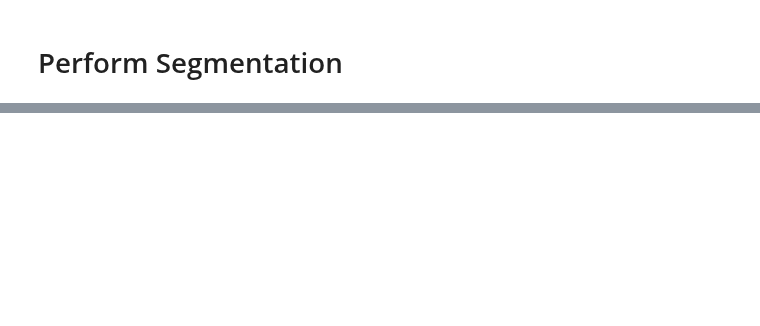
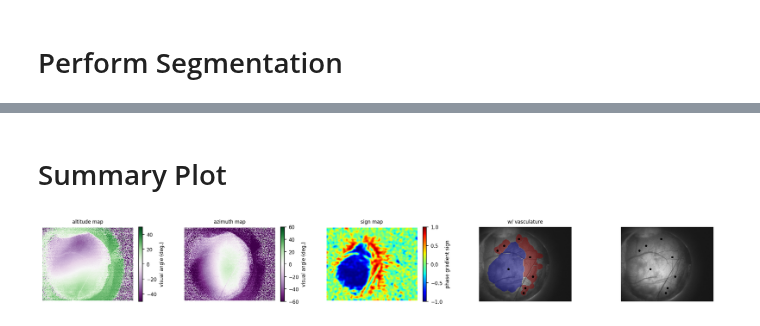
Before and after one commit to yzerlaut/physion, a Jupyter notebook: notebooks/Visual-Areas-Segmentation.ipynb, the cells around one changed output, grey strips where cells are left out. Saved outputs shown, nothing was run; the diff lists cells and outputs as text; code cells hidden in the pictures; blank space fills up the shorter version.

```diff
--- a/notebooks/Visual-Areas-Segmentation.ipynb
+++ b/notebooks/Visual-Areas-Segmentation.ipynb
@@ -136,0 +94,36 @@ ax.axis('off');
+# %% [markdown]
+# Summary Plot
+# %%
+fig, AX = pt.figure(axes=(5,1), figsize=(.9*2,.9*3), wspace=0.4)
+
+for map_type, ax, bounds in zip(['altitude', 'azimuth'], AX[:2],
+                                [[-50, 50],[-60, 60]]):
+    im = ax.imshow(maps['%s-retinotopy' % map_type], cmap=plt.cm.PRGn,\
+                   vmin=bounds[0], vmax=bounds[1])
+    fig.colorbar(im, ax=ax,
+                 label='visual angle (deg.)')
+    ax.set_title('%s map' % map_type)
+
+ax = AX[2]
+im = ax.imshow(trial.signMapf, cmap='jet', vmin=-1, vmax=1)
+fig.colorbar(im, ax=ax, label='phase gradient sign')
+ax.set_title('sign map')
+
+ax=AX[-2]
+h = RetinotopicMapping.plotPatches(trial.finalPatches, plotaxis=ax)
+ax.imshow(imVasc, cmap=plt.cm.grey, vmin=imVasc.min(), vmax=imVasc.max(),
+          extent=[*ax.get_xlim(), *ax.get_ylim()])
+h = RetinotopicMapping.plotPatches(trial.finalPatches, plotaxis=ax)
+ax.set_title('w/ vasculature')
+
+ax = AX[-1]
+h = RetinotopicMapping.plotPatches(trial.finalPatches, plotaxis=ax)
+ax.imshow(imVasc, cmap=plt.cm.grey, vmin=imVasc.min(), vmax=imVasc.max(), extent=[*ax.get_xlim(), *ax.get_ylim()])
+
+for ax in AX:
+    ax.axis('equal')
+    ax.axis('off')
+
+#fig.savefig(os.path.join(os.path.expanduser('~'), 'Desktop', 'fig.svg'))
+# %% [output]
+[figure, added]
```
Also changed, not shown: parts of 10 cells of this notebook, 1 other file.
